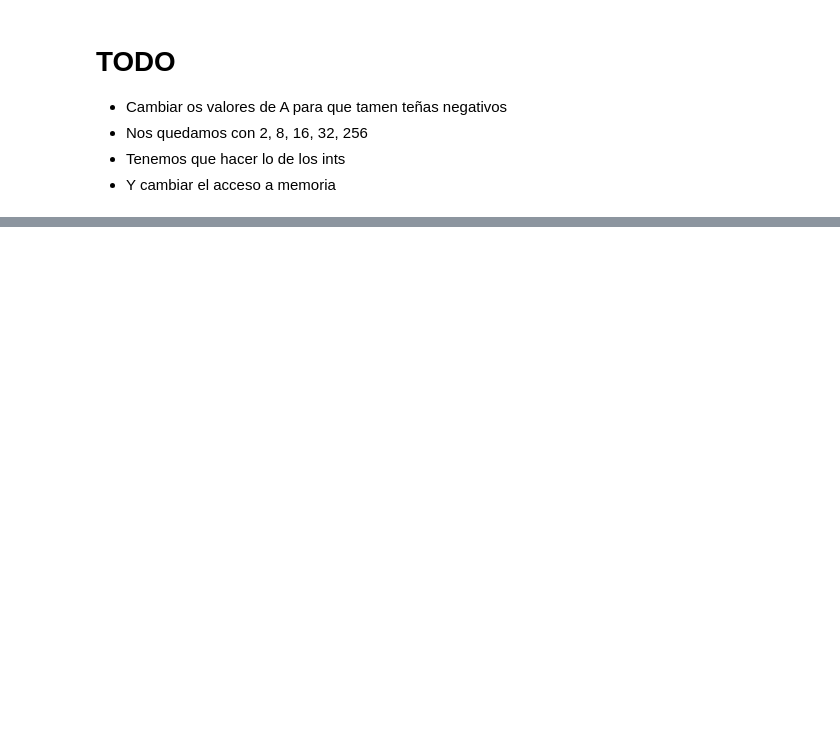
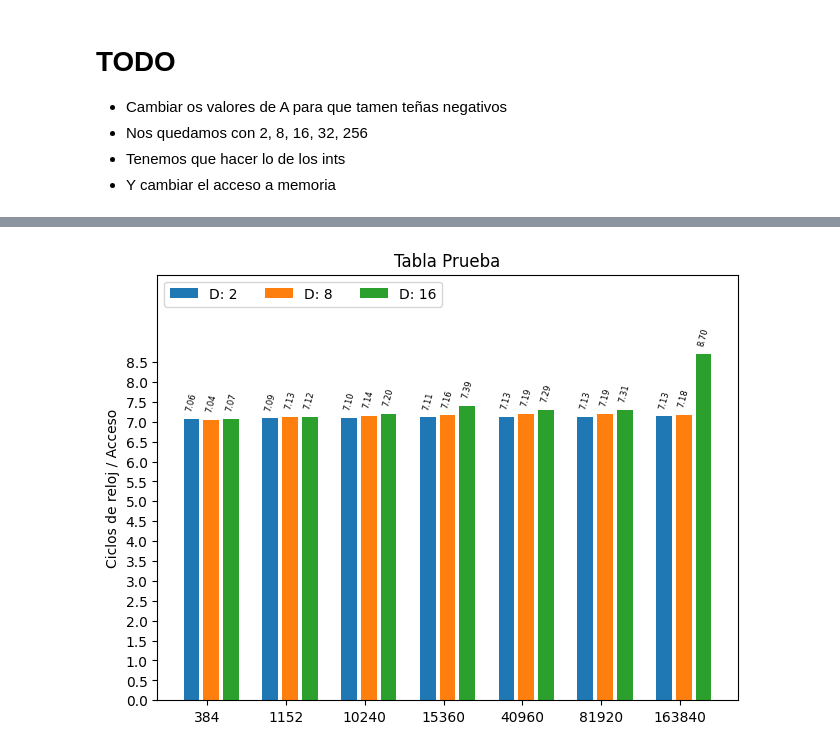
Before and after one commit to chrisgzlez/ArqComp, a Jupyter notebook: Practica_01/ClockSpeed.ipynb, the cells around one changed output, grey strips where cells are left out. Drawn from its saved outputs; the diff is of its cells as text; code cells hidden in the pictures; blank space fills up the shorter version.

```diff
--- a/Practica_01/ClockSpeed.ipynb
+++ b/Practica_01/ClockSpeed.ipynb
@@ -60,0 +74,8 @@ graph_data(a, 'no_index')
+# %%
+df = leer_csv('data/double/ck_double.csv')
+df = avg_of_best(df)
+l_values = tuple(df['L'].unique())
+print(l_values)
+for d in df['D'].unique():
+    c_values = tuple(df.loc[df['D']==d]['Ck'].values)
+    print(c_values)
@@ -60,0 +89,55 @@ graph_data(a, 'no_index')
+# %%
+# Etiquetas de los Grupos
+l_values = tuple(df['L'].unique())
+d_values_all = tuple(df['D'].unique())
+d_values_small = d_values_all[:3]
+d_values_big = d_values_all[3:]
+# %%
+# the label locations
+x = np.arange(len(l_values))
+
+# the width of the bars
+width = 0.2
+
+# Para la separación entre barras del mismo grupo
+multiplier = 0
+
+# Crear las gráficas (ni idea del layout)
+fig, ax = plt.subplots(layout='constrained')
+
+ck_max = 0;
+for d in d_values_small:
+
+    # Tupla de ck
+    ck_values = tuple(df.loc[df['D']==d]['Ck'].values)
+
+    if max(ck_values) > ck_max:
+        ck_max = max(ck_values)
+
+    # Separación entre barras del mismo grupo
+    offset = width * multiplier
+
+    # Barras
+    # Esta o importante
+    rects = ax.bar(x + offset, ck_values, width, label=f"D: {d}")
+
+    # Etiquetas encima de las barras
+    ax.bar_label(rects, padding=5, fmt="%.2f", rotation=75, fontsize=6)
+
+    # Offset de cada tupla
+    multiplier += 1.25
+
+y_index = np.arange(0.0, ck_max, 0.5)
+# Add some text for labels, title and custom x-axis tick labels, etc.
+ax.set_title('Tabla Prueba')
+ax.set_ylabel('Ciclos de reloj / Acceso')
+ax.set_yticks(y_index, )
+ax.set_xticks(x + width, l_values)
+ax.legend(loc='upper left', ncols=3)
+ax.set_ylim(0, ck_max+2)
+
+# plt.show()
+# plt.savefig(f'data/{type_of_graph}/graphs/graph_{type_of_graph}_smallD.png')
+plt.savefig(f'data/double/graphs/graph_double_smallD.png')
+# %% [output]
+[figure, added]
```
Also changed, not shown: parts of 7 cells of this notebook, 6 other files.
